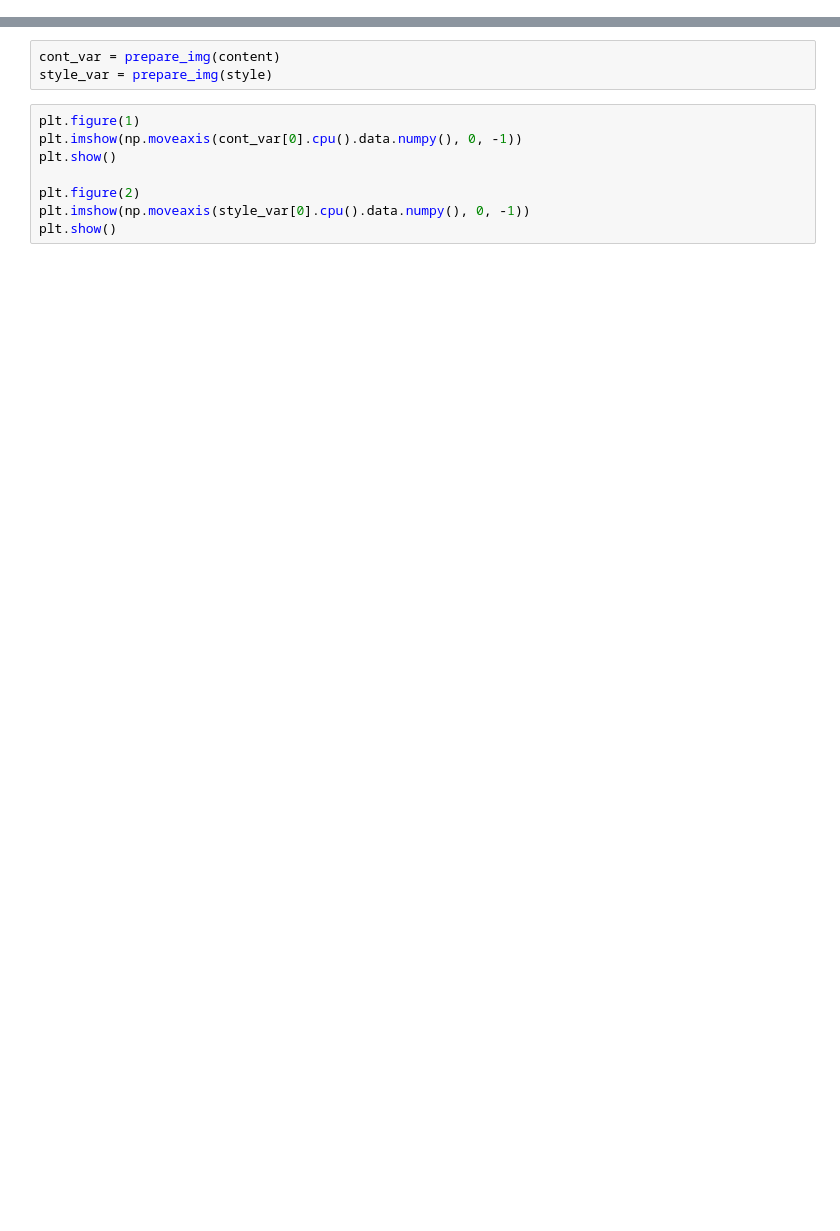
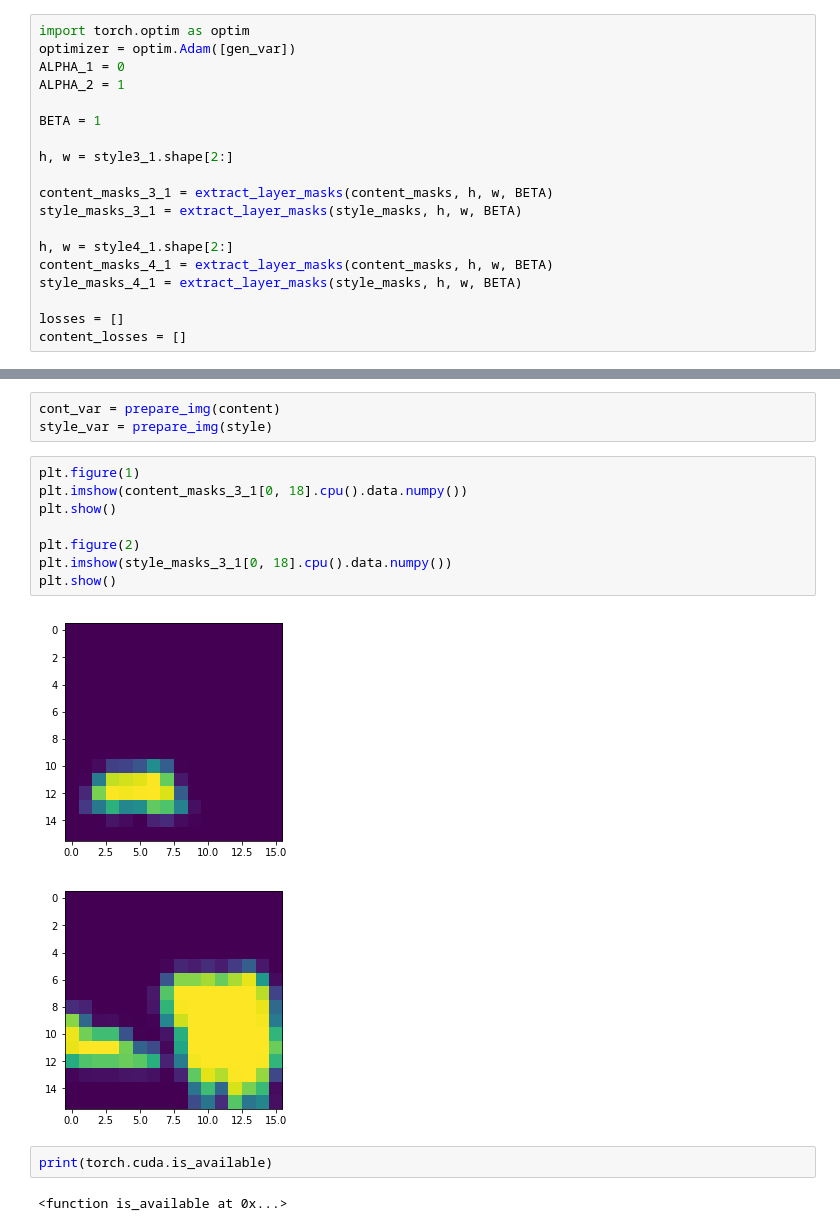
Before and after one commit to Beanin/object-to-object-style-transfer, a Jupyter notebook: transfer.ipynb, the cells around one changed output, grey strips where cells are left out. Cells and saved outputs as stored; diff of their text form; blank space fills up the shorter version.

```diff
--- a/transfer.ipynb
+++ b/transfer.ipynb
@@ -182,3 +193,22 @@ def extract_layer_masks(initial_masks, h, w, beta, use_cuda=True):
     else:
         return Variable(beta * downsample(torch.FloatTensor(initial_masks), (h, w)), requires_grad=False)
+# %%
+import torch.optim as optim
+optimizer = optim.Adam([gen_var])
+ALPHA_1 = 0
+ALPHA_2 = 1
+
+BETA = 1
+
+h, w = style3_1.shape[2:]
+
+content_masks_3_1 = extract_layer_masks(content_masks, h, w, BETA)
+style_masks_3_1 = extract_layer_masks(style_masks, h, w, BETA)
+
+h, w = style4_1.shape[2:]
+content_masks_4_1 = extract_layer_masks(content_masks, h, w, BETA)
+style_masks_4_1 = extract_layer_masks(style_masks, h, w, BETA)
+
+losses = []
+content_losses = []
 # %%
@@ -229,9 +268,16 @@ cont_var = prepare_img(content)
 style_var = prepare_img(style)
 # %%
 plt.figure(1)
-plt.imshow(np.moveaxis(cont_var[0].cpu().data.numpy(), 0, -1))
+plt.imshow(content_masks_3_1[0, 18].cpu().data.numpy())
 plt.show()
 
 plt.figure(2)
-plt.imshow(np.moveaxis(style_var[0].cpu().data.numpy(), 0, -1))
+plt.imshow(style_masks_3_1[0, 18].cpu().data.numpy())
 plt.show()
+# %% [output]
+[figure, added]
+[figure, added]
+# %%
+print(torch.cuda.is_available)
+# %% [output]
+<function is_available at 0x...>
```
Also changed, not shown: parts of 8 cells of this notebook.
